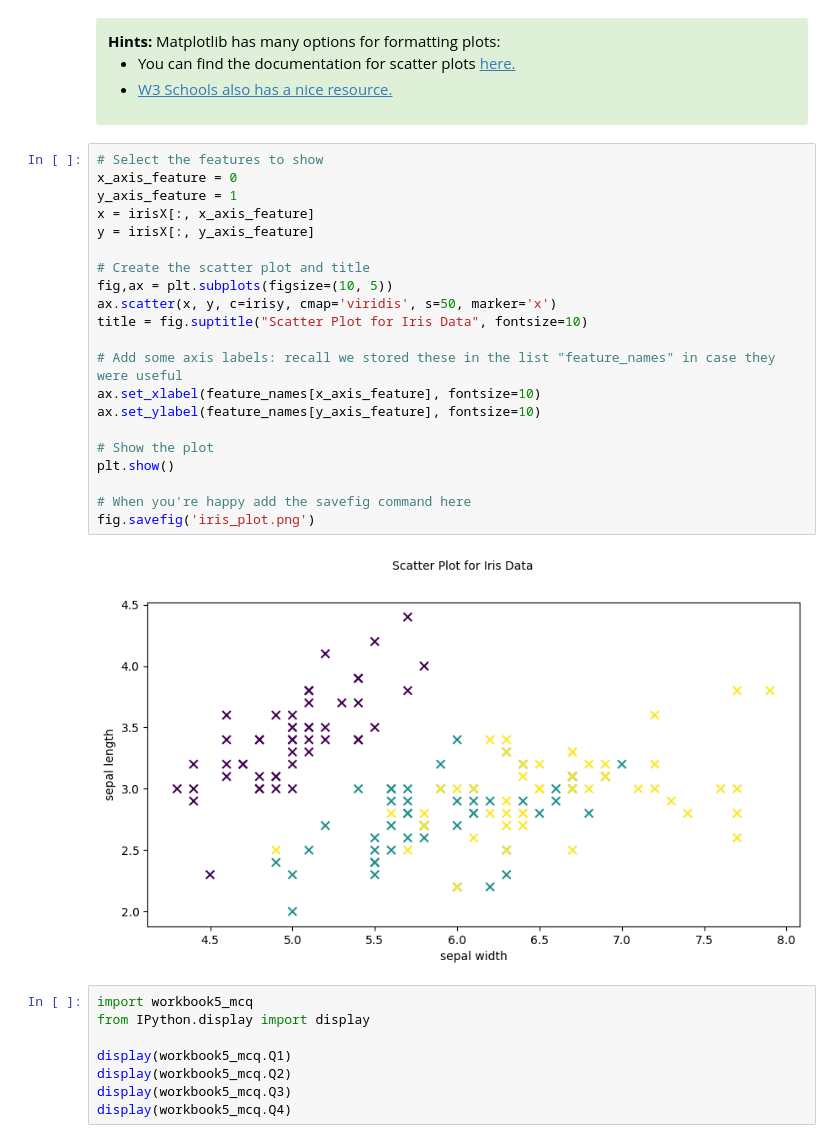
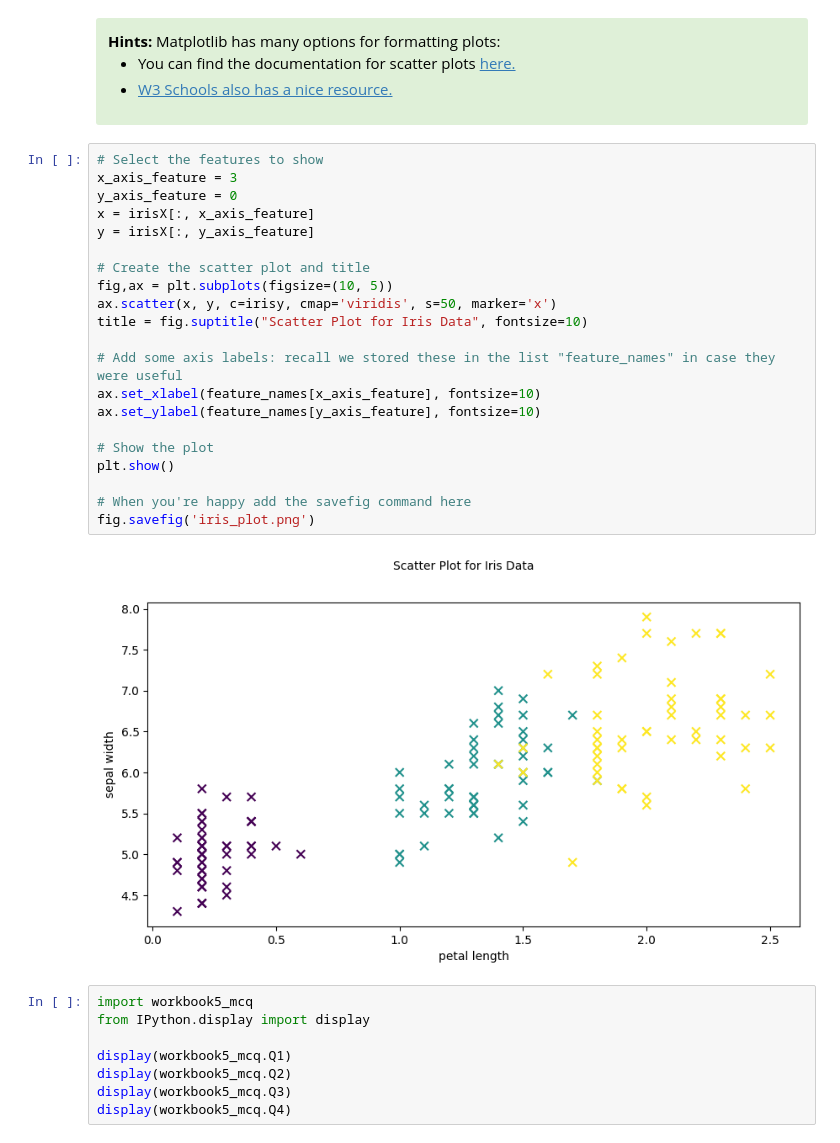
Before and after one commit to kanchan-chaudhary529/AI-submission, a Jupyter notebook: Artificial_Intelligence_1-main/Learning_Materials/week_5/week_5/workbook_5.ipynb, the cells around one changed output. Saved outputs shown, nothing was run; the diff lists cells and outputs as text.

```diff
--- a/Artificial_Intelligence_1-main/Learning_Materials/week_5/workbook_5.ipynb
+++ b/Artificial_Intelligence_1-main/Learning_Materials/week_5/week_5/workbook_5.ipynb
@@ -178,27 +178,27 @@ The cell below contains the all code used above to generate the scatter plot.
 </div>
 # %%
 # Select the features to show
-x_axis_feature = 0
-y_axis_feature = 1
+x_axis_feature = 3
+y_axis_feature = 0
 x = irisX[:, x_axis_feature]
 y = irisX[:, y_axis_feature]
 
 # Create the scatter plot and title
 fig,ax = plt.subplots(figsize=(10, 5))
 ax.scatter(x, y, c=irisy, cmap='viridis', s=50, marker='x')
 title = fig.suptitle("Scatter Plot for Iris Data", fontsize=10)
 
 # Add some axis labels: recall we stored these in the list "feature_names" in case they were useful
 ax.set_xlabel(feature_names[x_axis_feature], fontsize=10)
 ax.set_ylabel(feature_names[y_axis_feature], fontsize=10)
 
 # Show the plot
 plt.show()
 
 # When you're happy add the savefig command here
 fig.savefig('iris_plot.png')
 # %% [output]
-[figure, old version]
+[figure, new version]
 # %%
 import workbook5_mcq
 from IPython.display import display
```
Also changed, not shown: parts of 5 cells of this notebook, 29 other files.
